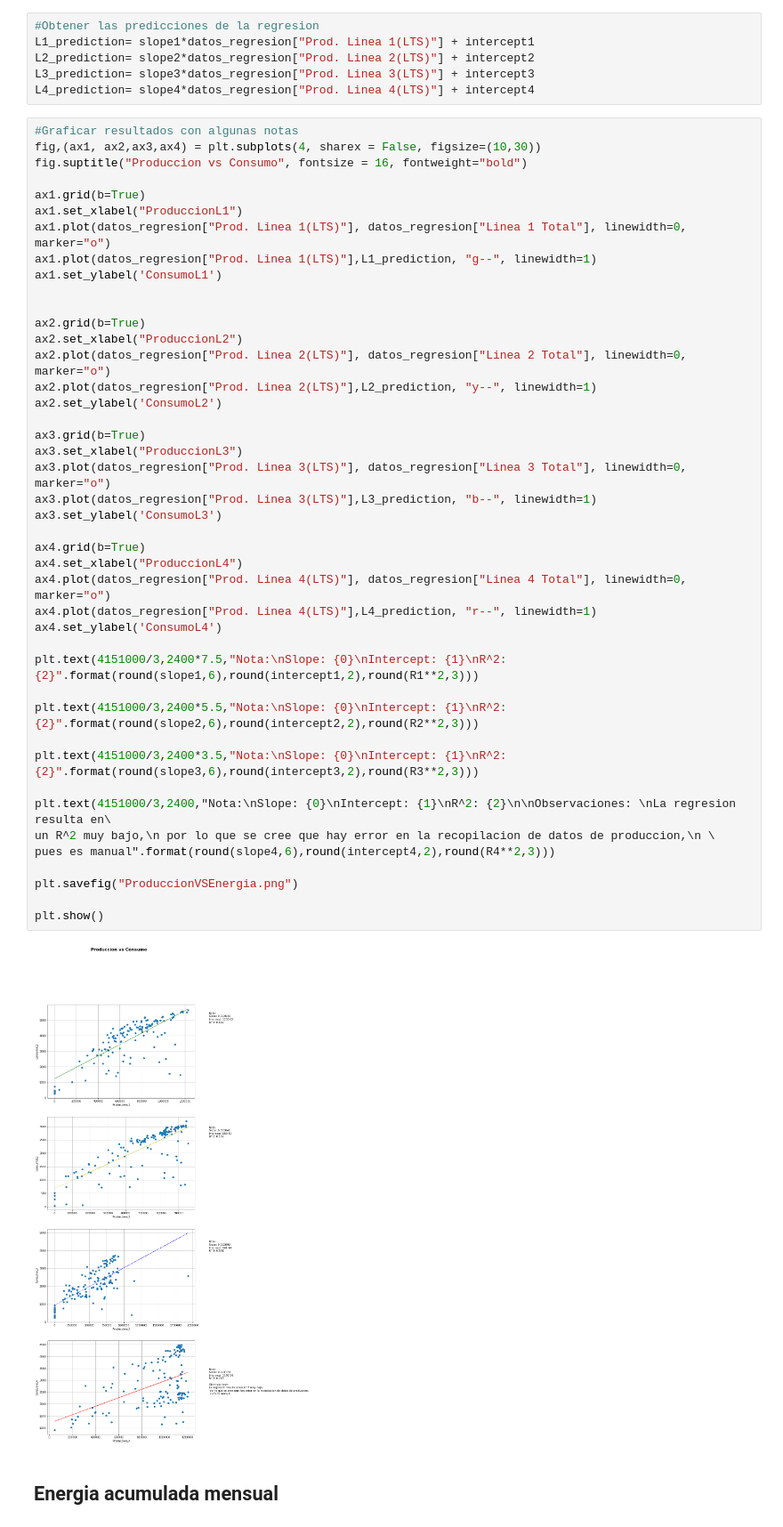
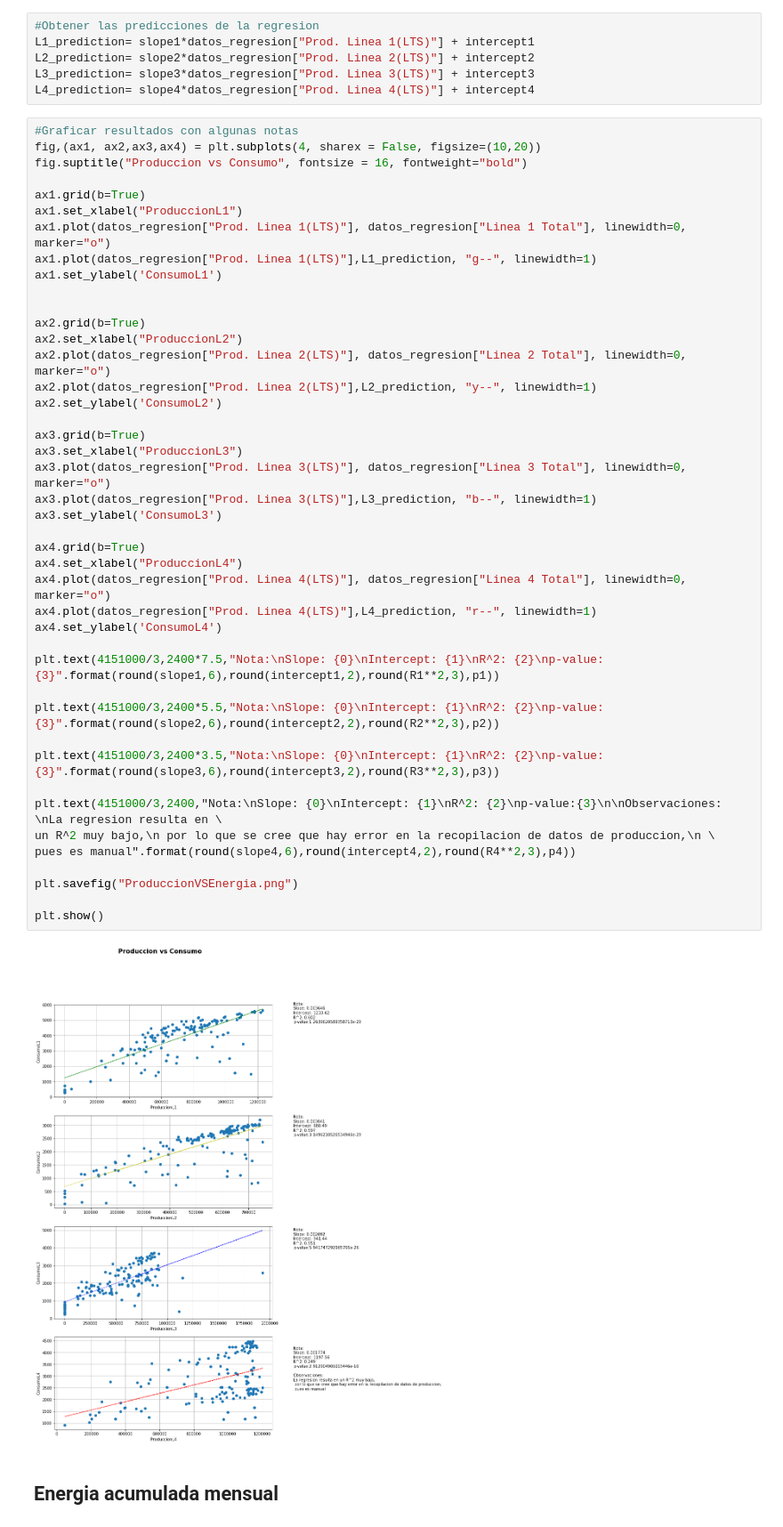
Before and after one commit to Axioma42/Project1, a Jupyter notebook: Project1.ipynb, the cells around one changed output. Shown at 89% size. Cells and saved outputs as stored; diff of their text form.

```diff
--- a/Project1.ipynb
+++ b/Project1.ipynb
@@ -651,7 +643,7 @@ L3_prediction= slope3*datos_regresion["Prod. Linea 3(LTS)"] + intercept3
 L4_prediction= slope4*datos_regresion["Prod. Linea 4(LTS)"] + intercept4
 # %%
 #Graficar resultados con algunas notas
-fig,(ax1, ax2,ax3,ax4) = plt.subplots(4, sharex = False, figsize=(10,30))
+fig,(ax1, ax2,ax3,ax4) = plt.subplots(4, sharex = False, figsize=(10,20))
 fig.suptitle("Produccion vs Consumo", fontsize = 16, fontweight="bold")
 
 ax1.grid(b=True)
@@ -661,39 +653,39 @@ ax1.plot(datos_regresion["Prod. Linea 1(LTS)"],L1_prediction, "g--", linewidth=1
 ax1.set_ylabel('ConsumoL1')
 
 
 ax2.grid(b=True)
 ax2.set_xlabel("ProduccionL2")
 ax2.plot(datos_regresion["Prod. Linea 2(LTS)"], datos_regresion["Linea 2 Total"], linewidth=0, marker="o")
 ax2.plot(datos_regresion["Prod. Linea 2(LTS)"],L2_prediction, "y--", linewidth=1)
 ax2.set_ylabel('ConsumoL2')
 
 ax3.grid(b=True)
 ax3.set_xlabel("ProduccionL3")
 ax3.plot(datos_regresion["Prod. Linea 3(LTS)"], datos_regresion["Linea 3 Total"], linewidth=0, marker="o")
 ax3.plot(datos_regresion["Prod. Linea 3(LTS)"],L3_prediction, "b--", linewidth=1)
 ax3.set_ylabel('ConsumoL3')
 
 ax4.grid(b=True)
 ax4.set_xlabel("ProduccionL4")
 ax4.plot(datos_regresion["Prod. Linea 4(LTS)"], datos_regresion["Linea 4 Total"], linewidth=0, marker="o")
 ax4.plot(datos_regresion["Prod. Linea 4(LTS)"],L4_prediction, "r--", linewidth=1)
 ax4.set_ylabel('ConsumoL4')
 
-plt.text(4151000/3,2400*7.5,"Nota:\nSlope: {0}\nIntercept: {1}\nR^2: {2}".format(round(slope1,6),round(intercept1,2),round(R1**2,3)))
+plt.text(4151000/3,2400*7.5,"Nota:\nSlope: {0}\nIntercept: {1}\nR^2: {2}\np-value:{3}".format(round(slope1,6),round(intercept1,2),round(R1**2,3),p1))
 
-plt.text(4151000/3,2400*5.5,"Nota:\nSlope: {0}\nIntercept: {1}\nR^2: {2}".format(round(slope2,6),round(intercept2,2),round(R2**2,3)))
+plt.text(4151000/3,2400*5.5,"Nota:\nSlope: {0}\nIntercept: {1}\nR^2: {2}\np-value:{3}".format(round(slope2,6),round(intercept2,2),round(R2**2,3),p2))
 
-plt.text(4151000/3,2400*3.5,"Nota:\nSlope: {0}\nIntercept: {1}\nR^2: {2}".format(round(slope3,6),round(intercept3,2),round(R3**2,3)))
+plt.text(4151000/3,2400*3.5,"Nota:\nSlope: {0}\nIntercept: {1}\nR^2: {2}\np-value:{3}".format(round(slope3,6),round(intercept3,2),round(R3**2,3),p3))
 
-plt.text(4151000/3,2400,"Nota:\nSlope: {0}\nIntercept: {1}\nR^2: {2}\n\nObservaciones: \nLa regresion resulta en\
+plt.text(4151000/3,2400,"Nota:\nSlope: {0}\nIntercept: {1}\nR^2: {2}\np-value:{3}\n\nObservaciones: \nLa regresion resulta en \
 un R^2 muy bajo,\n por lo que se cree que hay error en la recopilacion de datos de produccion,\n \
-pues es manual".format(round(slope4,6),round(intercept4,2),round(R4**2,3)))
+pues es manual".format(round(slope4,6),round(intercept4,2),round(R4**2,3),p4))
 
 plt.savefig("ProduccionVSEnergia.png")
 
 plt.show()
 # %% [output]
-[figure, old version]
+[figure, new version]
 # %% [markdown]
 ## Energia acumulada mensual
 # %%
```
Also changed, not shown: parts of 6 cells of this notebook, 4 other files.
